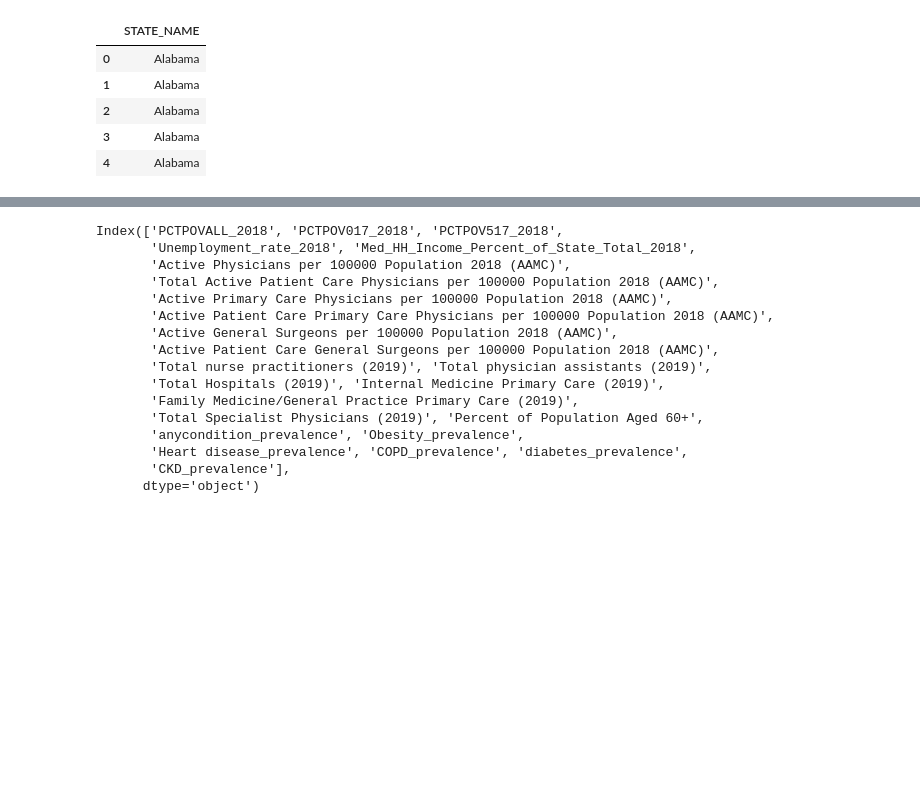
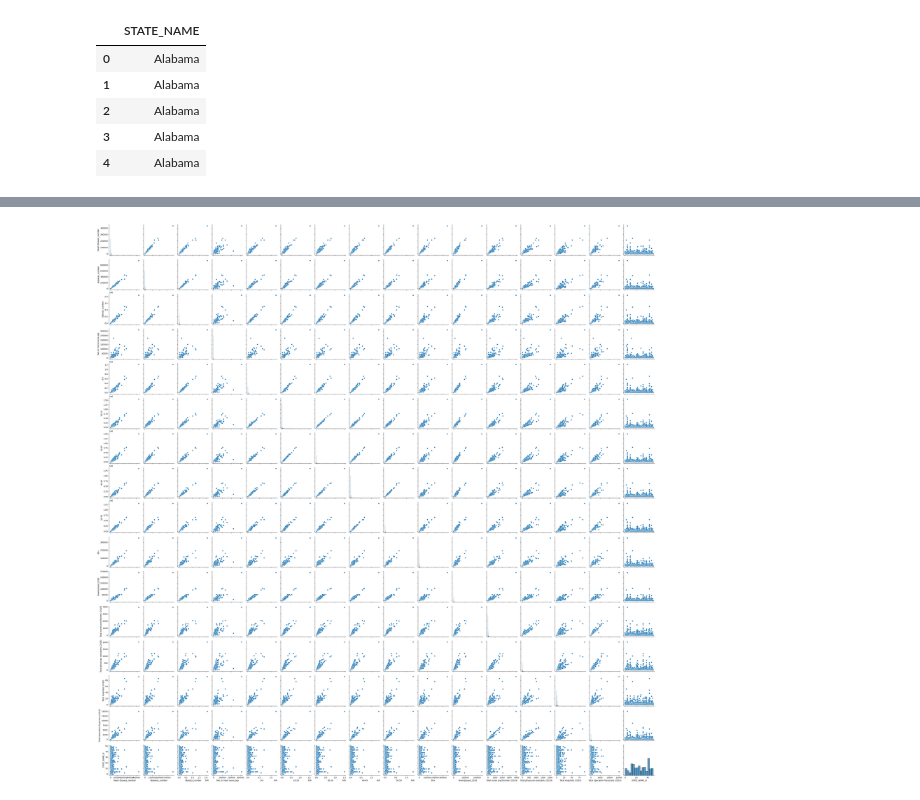
Before and after one commit to PuraCampos/Regr_Lineal_Regularizada, a Jupyter notebook: src/explore.ipynb, the cells around one changed output, grey strips where cells are left out. Saved outputs shown, nothing was run; the diff lists cells and outputs as text; code cells hidden in the pictures; blank space fills up the shorter version.

```diff
--- a/src/explore.ipynb
+++ b/src/explore.ipynb
@@ -209,19 +165,5 @@ VARIABLES CONTINUAS
-# %%
-df_continuas.columns
-# %% [output]
-Index(['PCTPOVALL_2018', 'PCTPOV017_2018', 'PCTPOV517_2018',
-       'Unemployment_rate_2018', 'Med_HH_Income_Percent_of_State_Total_2018',
-       'Active Physicians per 100000 Population 2018 (AAMC)',
-       'Total Active Patient Care Physicians per 100000 Population 2018 (AAMC)',
-       'Active Primary Care Physicians per 100000 Population 2018 (AAMC)',
-       'Active Patient Care Primary Care Physicians per 100000 Population 2018 (AAMC)',
-       'Active General Surgeons per 100000 Population 2018 (AAMC)',
-       'Active Patient Care General Surgeons per 100000 Population 2018 (AAMC)',
-       'Total nurse practitioners (2019)', 'Total physician assistants (2019)',
-       'Total Hospitals (2019)', 'Internal Medicine Primary Care (2019)',
-       'Family Medicine/General Practice Primary Care (2019)',
-       'Total Specialist Physicians (2019)', 'Percent of Population Aged 60+',
-       'anycondition_prevalence', 'Obesity_prevalence',
-       'Heart disease_prevalence', 'COPD_prevalence', 'diabetes_prevalence',
-       'CKD_prevalence'],
-      dtype='object')
+# %%
+sns.pairplot(data=total_data)
+plt.show()
+# %% [output]
+[figure, added]
```
Also changed, not shown: parts of 25 cells of this notebook, 1 other file.
